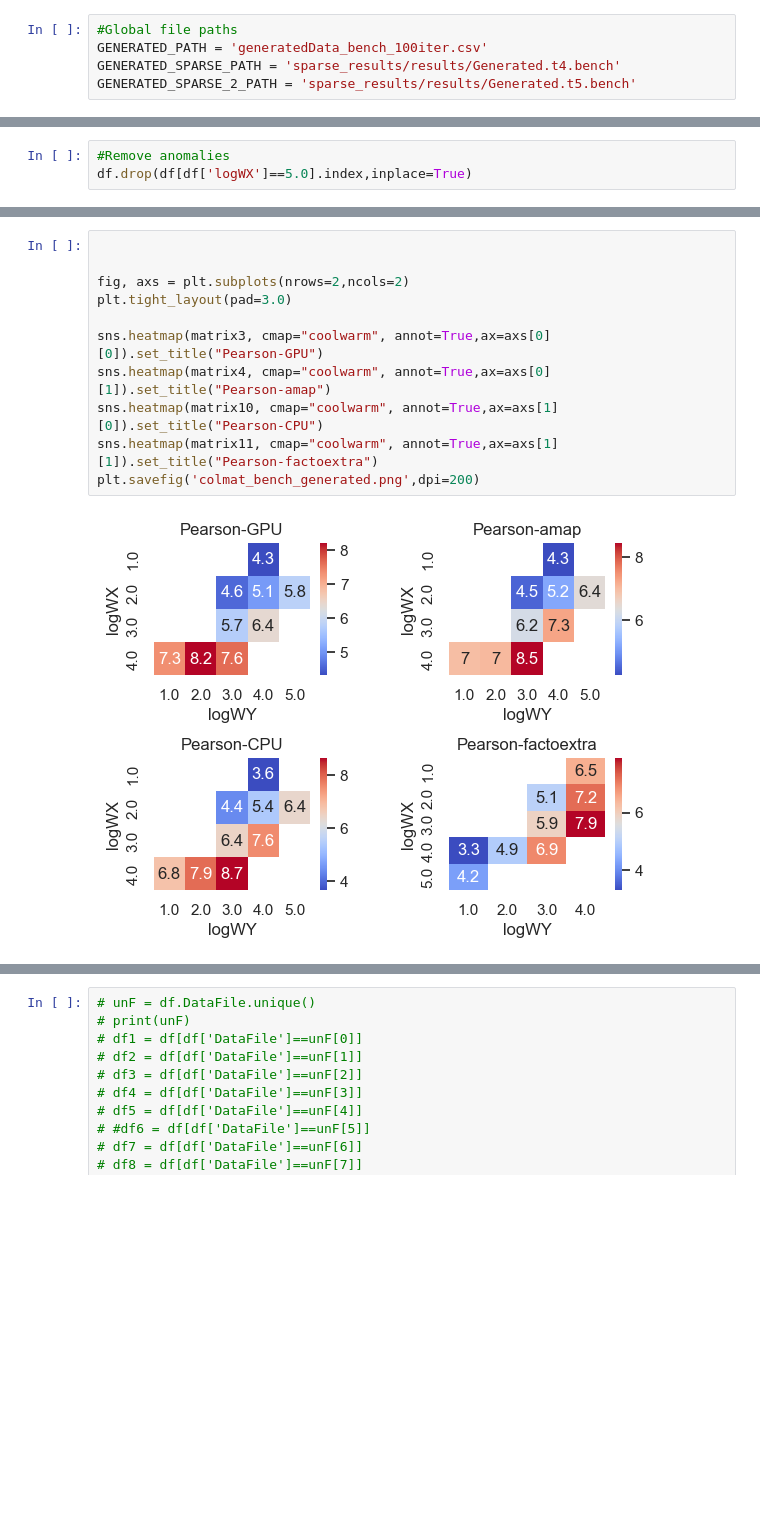
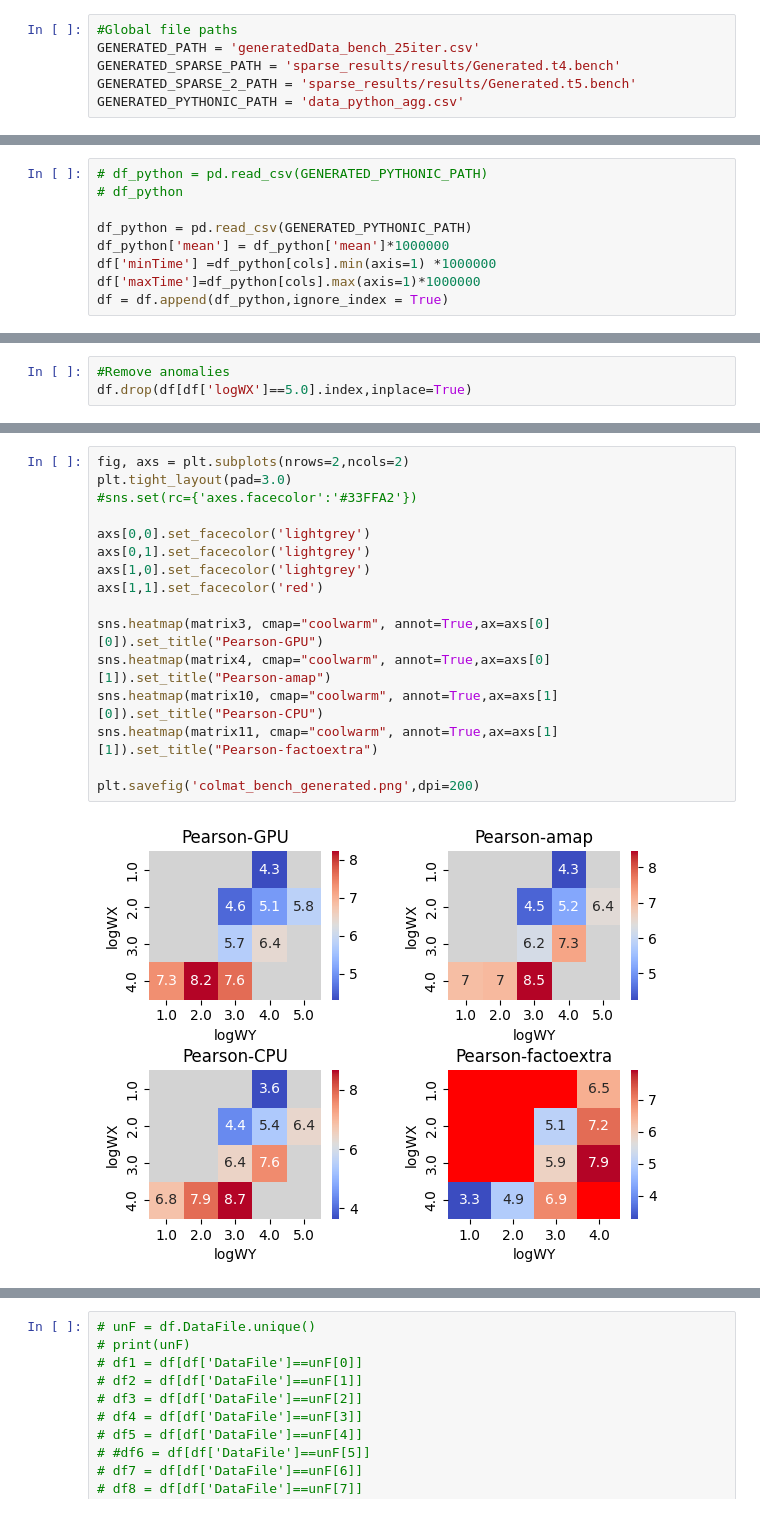
Before and after one commit to lab-medvedeva/Article-GADES, a Jupyter notebook: reproducibility/Plots.ipynb, the cells around one changed output, grey strips where cells are left out. Saved outputs shown, nothing was run; the diff lists cells and outputs as text; blank space fills up the shorter version.

Commit message:
Added pythonic data & made updates to notebook

```diff
--- a/reproducibility/Plots.ipynb
+++ b/reproducibility/Plots.ipynb
@@ -7,6 +7,7 @@ Plots Notebook for reproducibility. The notebook is divided into 3 sections:
 - Real Dataset Visualization
 # %%
 #Global file paths
-GENERATED_PATH = 'generatedData_bench_100iter.csv'
+GENERATED_PATH = 'generatedData_bench_25iter.csv'
 GENERATED_SPARSE_PATH = 'sparse_results/results/Generated.t4.bench'
 GENERATED_SPARSE_2_PATH = 'sparse_results/results/Generated.t5.bench'
+GENERATED_PYTHONIC_PATH = 'data_python_agg.csv'
@@ -45,3 +53,12 @@ df
+# %%
+# df_python = pd.read_csv(GENERATED_PYTHONIC_PATH)
+# df_python
+
+df_python = pd.read_csv(GENERATED_PYTHONIC_PATH)
+df_python['mean'] = df_python['mean']*1000000
+df['minTime'] =df_python[cols].min(axis=1) *1000000
+df['maxTime']=df_python[cols].max(axis=1)*1000000
+df = df.append(df_python,ignore_index = True)
 # %%
 weight=[]
 unID=[]
@@ -222,13 +293,18 @@ plt.savefig('colmat_bench_generated.png',dpi=200)
 # %%
-
-
 fig, axs = plt.subplots(nrows=2,ncols=2)
 plt.tight_layout(pad=3.0)
+#sns.set(rc={'axes.facecolor':'#33FFA2'})
+
+axs[0,0].set_facecolor('lightgrey')
+axs[0,1].set_facecolor('lightgrey')
+axs[1,0].set_facecolor('lightgrey')
+axs[1,1].set_facecolor('red')
 
 sns.heatmap(matrix3, cmap="coolwarm", annot=True,ax=axs[0][0]).set_title("Pearson-GPU")
 sns.heatmap(matrix4, cmap="coolwarm", annot=True,ax=axs[0][1]).set_title("Pearson-amap")
 sns.heatmap(matrix10, cmap="coolwarm", annot=True,ax=axs[1][0]).set_title("Pearson-CPU")
 sns.heatmap(matrix11, cmap="coolwarm", annot=True,ax=axs[1][1]).set_title("Pearson-factoextra")
+
 plt.savefig('colmat_bench_generated.png',dpi=200)
 # %% [output]
-[figure, old version]
+[figure, new version]
```
Also changed, not shown: parts of 37 cells of this notebook.
